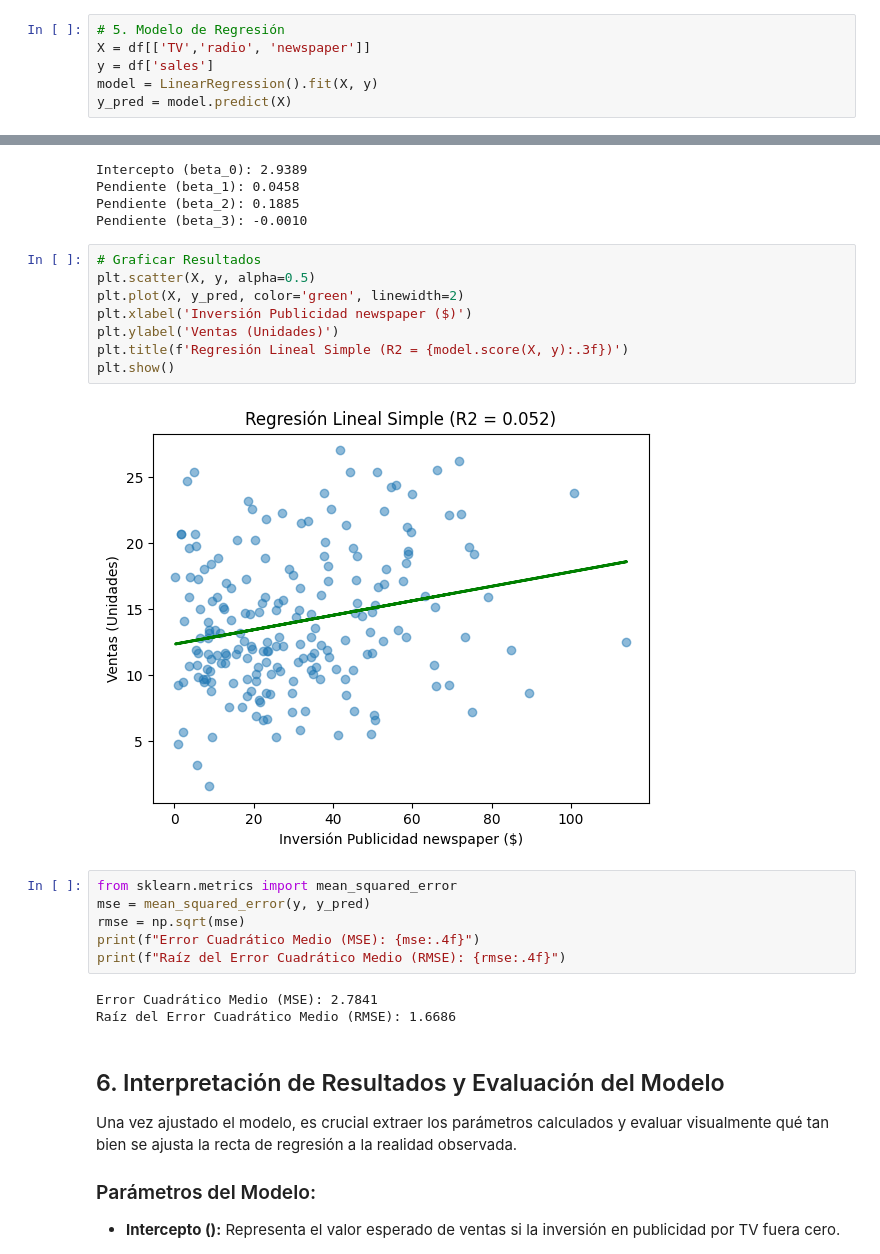
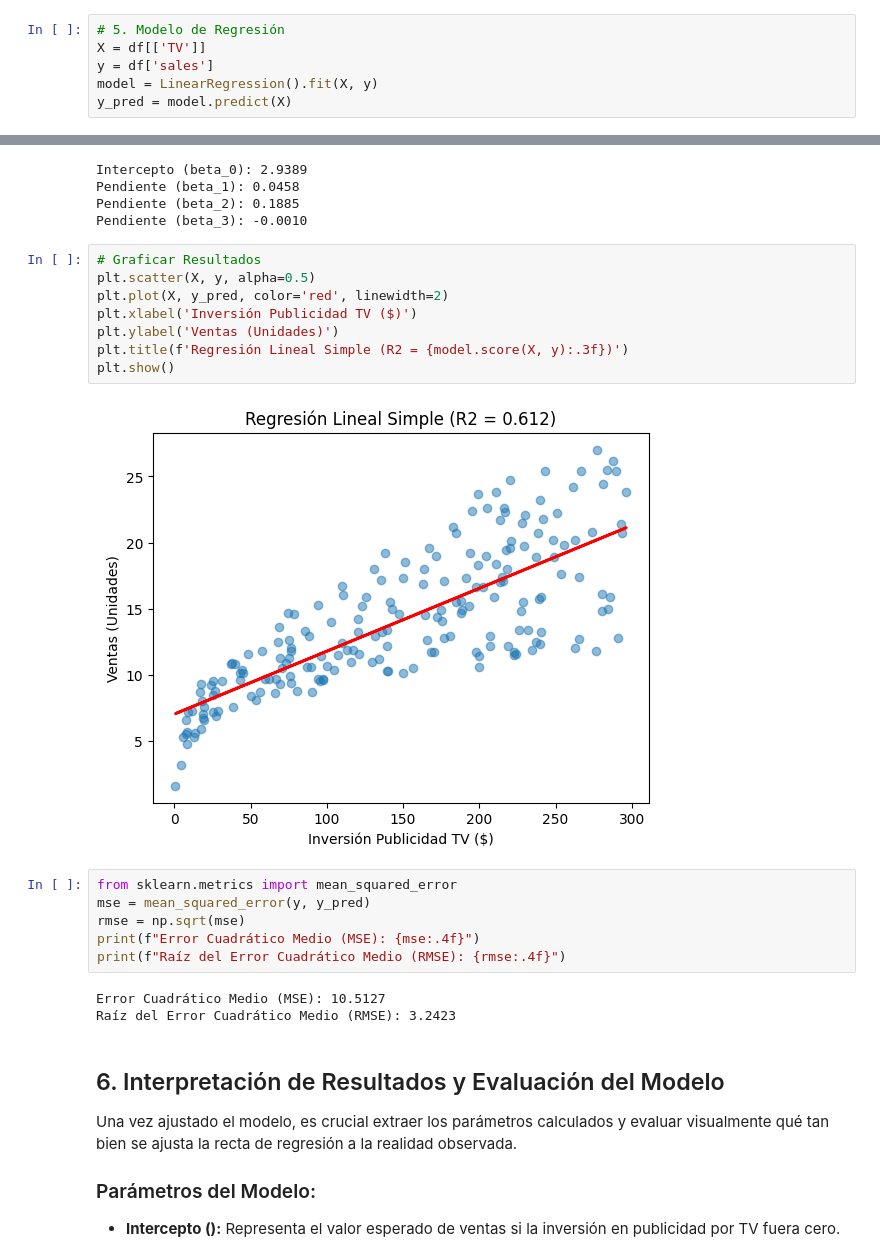
Before and after one commit to jessicaapr-Gajj/sistemas-avanzados-de-produccion-, a Jupyter notebook: Semana3.ipynb, the cells around one changed output, grey strips where cells are left out. Saved outputs shown, nothing was run; the diff lists cells and outputs as text.

```diff
--- a/Semana3.ipynb
+++ b/Semana3.ipynb
@@ -279,7 +279,7 @@ Al ejecutar este código, el objeto `model` ya contiene toda la información nec
 ---
 # %%
 # 5. Modelo de Regresión
-X = df[['TV','radio', 'newspaper']]
+X = df[['TV']]
 y = df['sales']
 model = LinearRegression().fit(X, y)
 y_pred = model.predict(X)
@@ -297,13 +297,13 @@ Pendiente (beta_3): -0.0010
 # %%
 # Graficar Resultados
 plt.scatter(X, y, alpha=0.5)
-plt.plot(X, y_pred, color='green', linewidth=2)
-plt.xlabel('Inversión Publicidad newspaper ($)')
+plt.plot(X, y_pred, color='red', linewidth=2)
+plt.xlabel('Inversión Publicidad TV ($)')
 plt.ylabel('Ventas (Unidades)')
 plt.title(f'Regresión Lineal Simple (R2 = {model.score(X, y):.3f})')
 plt.show()
 # %% [output]
-[figure, old version]
+[figure, new version]
 # %%
 from sklearn.metrics import mean_squared_error
 mse = mean_squared_error(y, y_pred)
@@ -311,8 +311,8 @@ rmse = np.sqrt(mse)
 print(f"Error Cuadrático Medio (MSE): {mse:.4f}")
 print(f"Raíz del Error Cuadrático Medio (RMSE): {rmse:.4f}")
 # %% [output]
-Error Cuadrático Medio (MSE): 2.7841
-Raíz del Error Cuadrático Medio (RMSE): 1.6686
+Error Cuadrático Medio (MSE): 10.5127
+Raíz del Error Cuadrático Medio (RMSE): 3.2423
 # %% [markdown]
 ## 6. Interpretación de Resultados y Evaluación del Modelo
 
```
Also changed, not shown: parts of 1 cell of this notebook.
